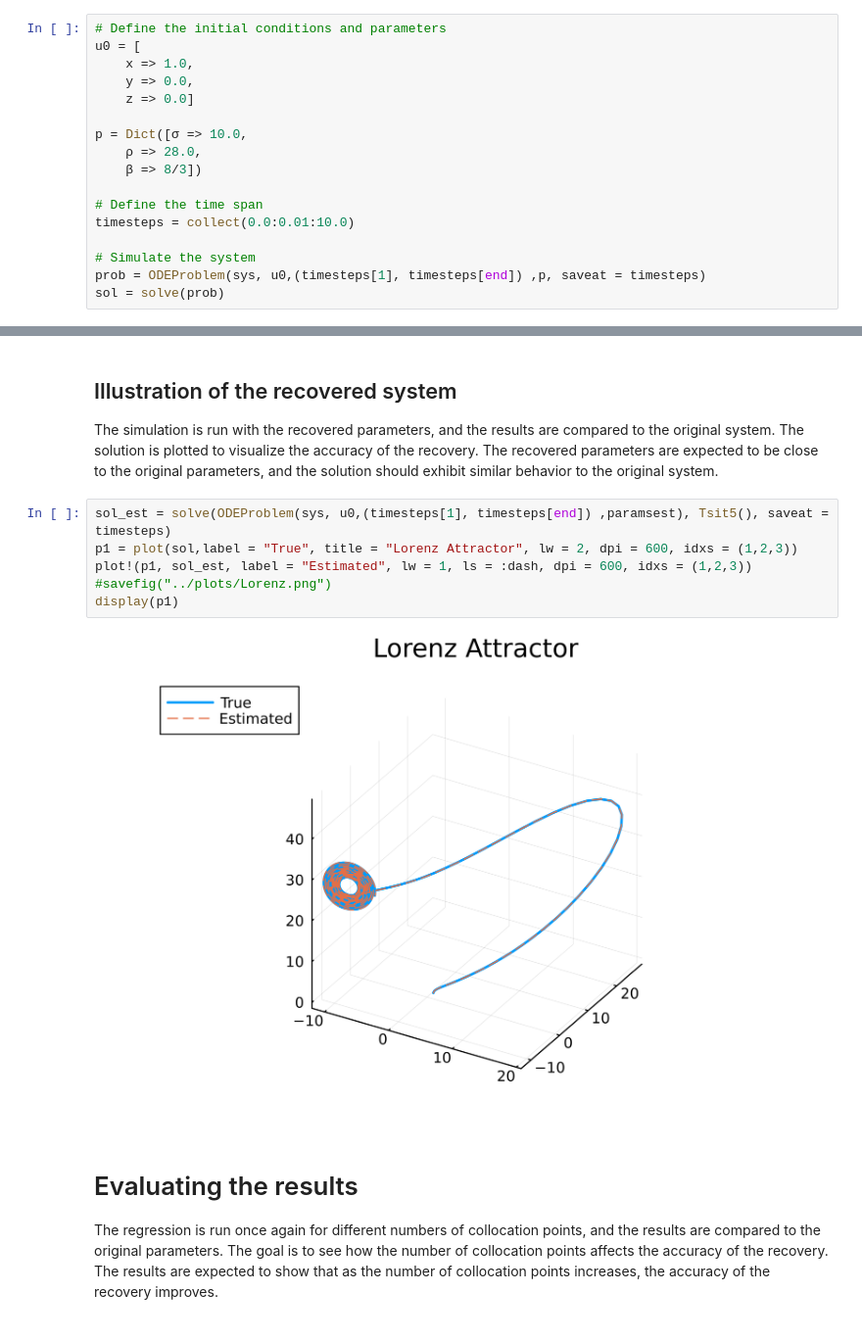
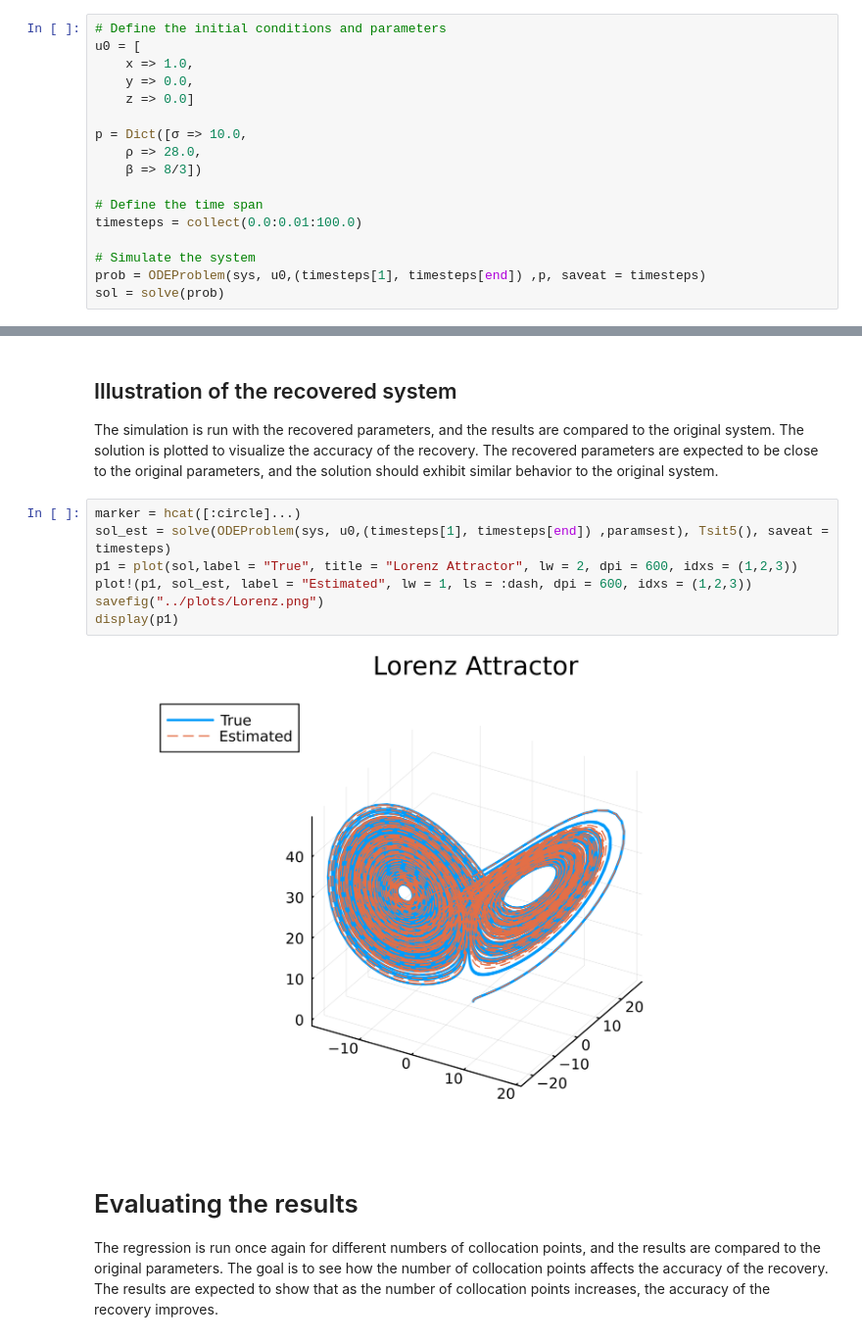
Before and after one commit to MEGAjosni/Physics-Informed-Regression, a Jupyter notebook: scripts/Lorenz_attractor.ipynb, the cells around one changed output, grey strips where cells are left out. Shown at 98% size. Drawn from its saved outputs; the diff is of its cells as text.

Commit message:
update notebooks and plots

```diff
--- a/scripts/Lorenz_attractor.ipynb
+++ b/scripts/Lorenz_attractor.ipynb
@@ -63,7 +62,7 @@ p = Dict([σ => 10.0,
     β => 8/3])
 
 # Define the time span
-timesteps = collect(0.0:0.01:10.0)
+timesteps = collect(0.0:0.01:100.0)
 
 # Simulate the system
 prob = ODEProblem(sys, u0,(timesteps[1], timesteps[end]) ,p, saveat = timesteps)
@@ -163,13 +162,14 @@ Parameter σ = 10.0 estimated as 9.970285666727058
 ## Illustration of the recovered system
 The simulation is run with the recovered parameters, and the results are compared to the original system. The solution is plotted to visualize the accuracy of the recovery. The recovered parameters are expected to be close to the original parameters, and the solution should exhibit similar behavior to the original system.
 # %%
+marker = hcat([:circle]...)
 sol_est = solve(ODEProblem(sys, u0,(timesteps[1], timesteps[end]) ,paramsest), Tsit5(), saveat = timesteps)
 p1 = plot(sol,label = "True", title = "Lorenz Attractor", lw = 2, dpi = 600, idxs = (1,2,3))
 plot!(p1, sol_est, label = "Estimated", lw = 1, ls = :dash, dpi = 600, idxs = (1,2,3))
-#savefig("../plots/Lorenz.png")
+savefig("../plots/Lorenz.png")
 display(p1)
 # %% [output]
-[figure, old version]
+[figure, new version]
 # %% [markdown]
 # Evaluating the results
 The regression is run once again for different numbers of collocation points, and the results are compared to the original parameters. The goal is to see how the number of collocation points affects the accuracy of the recovery. The results are expected to show that as the number of collocation points increases, the accuracy of the recovery improves.
```
Also changed, not shown: parts of 9 cells of this notebook, 8 other files.
